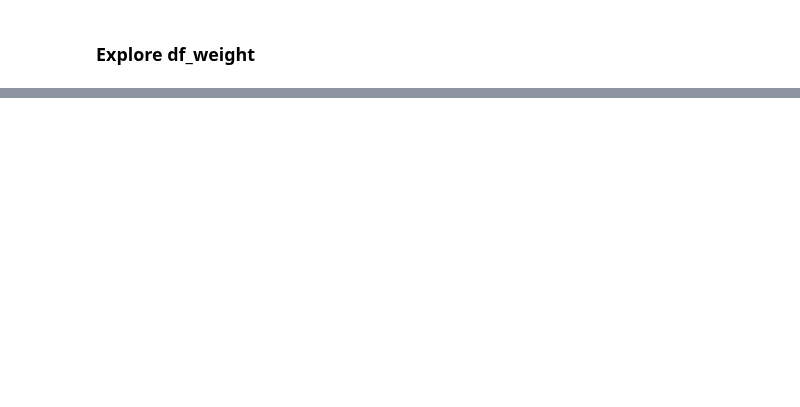
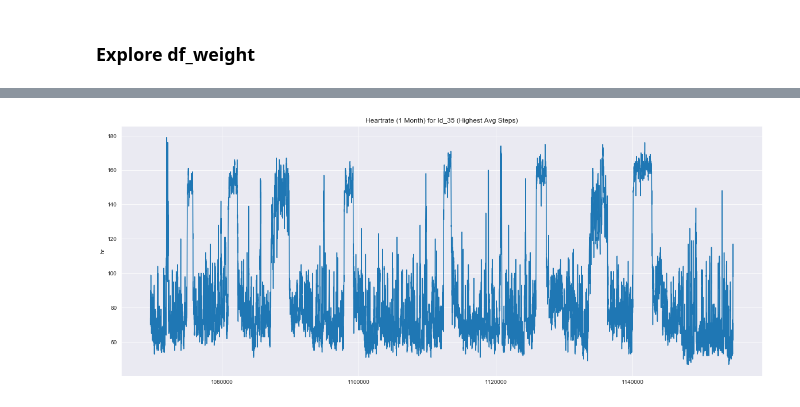
Before and after one commit to cheekeet86/project-capstone, a Jupyter notebook: code/2_eda_fitbit.ipynb, the cells around one changed output, grey strips where cells are left out. Cells and saved outputs as stored; diff of their text form; code cells hidden in the pictures; blank space fills up the shorter version.

```diff
--- a/code/2_eda_fitbit.ipynb
+++ b/code/2_eda_fitbit.ipynb
@@ -122,0 +371,14 @@ Under Weight: 0
+# %%
+mask_id = df_sec['id'] == 35
+df_sec_id = df_sec[mask_id]
+
+plt.figure(figsize=(20,8))
+#plt.xlim(150,200)
+#plt.yticks(range(40,141,10))
+plt.title('Heartrate (1 Month) for Id_35 (Highest Avg Steps)')
+
+sns.lineplot(data=df_sec_id,x=df_sec_id.index,y='hr')
+
+print('')
+# %% [output]
+[figure, added]
```
Also changed, not shown: parts of 29 cells of this notebook, 5 other files.
